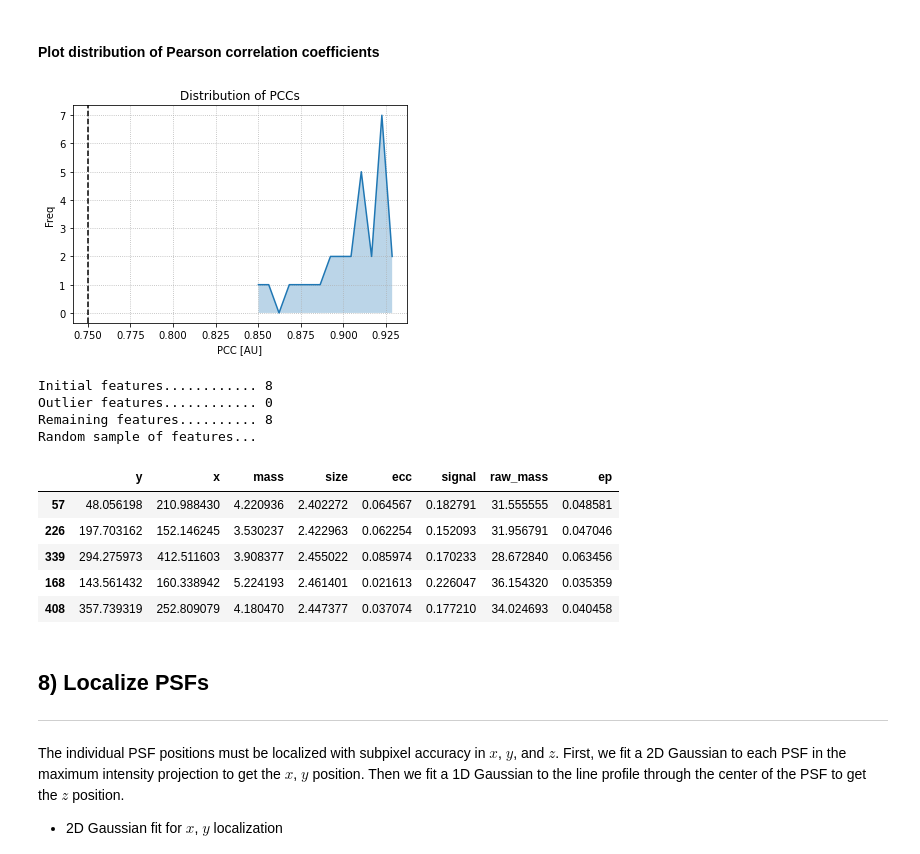
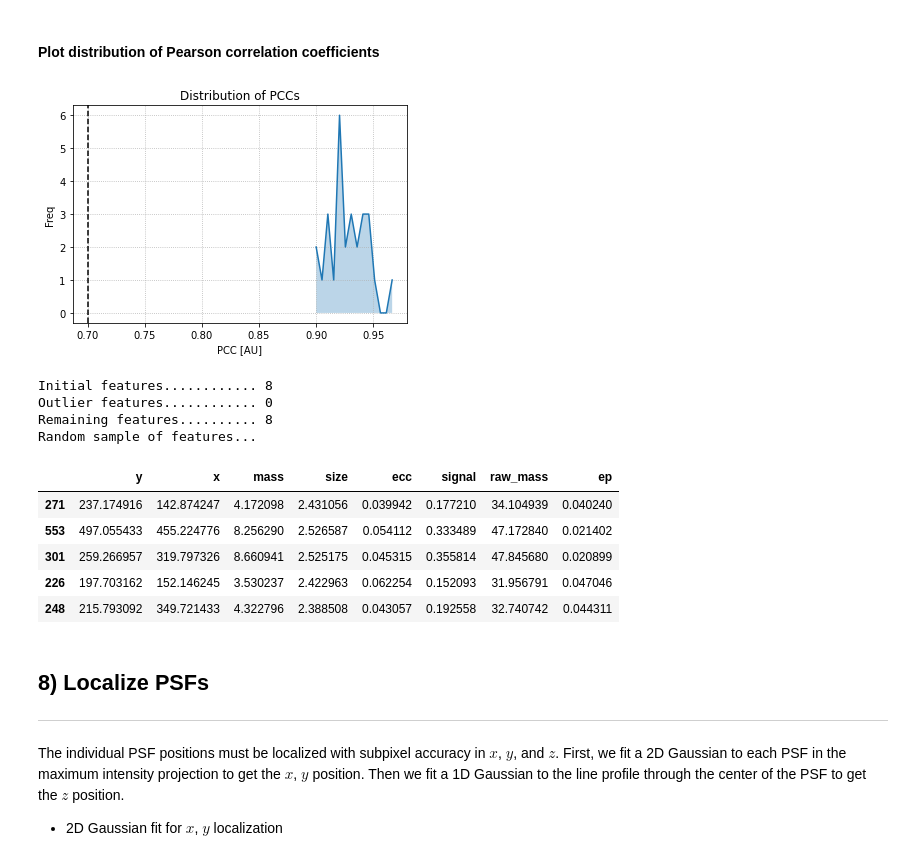
Before and after one commit to hoogenboom-group/PSF-Extractor, a Jupyter notebook: notebooks/walkthrough.ipynb, the cells around one changed output. Saved outputs shown, nothing was run; the diff lists cells and outputs as text; code cells hidden in the pictures.

```diff
--- a/notebooks/walkthrough.ipynb
+++ b/notebooks/walkthrough.ipynb
@@ -63,7 +63,7 @@ dx, dy, dz = np.ceil([dx, dy, dz]).astype(int) // 2 * 2 + 1
 # Set PSF window
 wx = int(np.round(4 * dx_nm/psx))  # px
 wy = int(np.round(4 * dy_nm/psx))  # px
-wz = int(np.round(12 * dx_nm/psz))  # px
+wz = int(np.round(10 * dx_nm/psz))  # px
 
 # Output
 out = f"""\
@@ -167,7 +167,7 @@ interactive(children=(FloatLogSlider(value=123.85256287008629, description='mass
 # %%
 # Set maximum mass
 max_mass = widget.widget.children[0].value
-# max_mass = 15
+max_mass = 50
 
 # Update feature set
 features_minmass = features_init.loc[(features_init['raw_mass'] > min_mass)]
@@ -253,9 +253,9 @@ All of the filtered PSFs must be extracted before they can be aligned and averag
 #### Define subvolume and extract PSFs
 # %%
 # Extract PSFs
-psfs = psfe.extract_psfs(stack,
-                         features=features_overlap,
-                         shape=(wz, wy, wx))
+psfs, features_extracted = psfe.extract_psfs(stack,
+                          features=features_overlap,
+                          shape=(wz, wy, wx))
 # %% [markdown]
 #### Plot the maximum intensity projection of each extracted PSF
 # %%
@@ -274,44 +274,44 @@ Why isn't once enough? Because it takes 2 PSFs to generate a wild PCC value. One
 How many times is frequently? A bit arbitrary, but 3× the average number of occurences seems to work empirically.
 # %%
 # Set minimum PCC threshold
-pcc_min = 0.75
+pcc_min = 0.7
 
 # Detect outlier PCCs
 outliers_, pccs = psfe.detect_outlier_psfs(psfs, pcc_min=pcc_min, return_pccs=True)
 
 # Stupid index trick thingy
-df = features_overlap.reset_index()
+df = features_extracted.reset_index()
 outliers = df[df.index.isin(outliers_)]['index'].values
 # %% [markdown]
 #### Plot distribution of Pearson correlation coefficients
 # %%
 psfe.plot_pcc_distribution(pccs, pcc_min=pcc_min, bins=pccs.size//2)
 # %% [output]
-[figure, old version]
+[figure, new version]
 # %%
 # Update feature set
-features_pearson = features_overlap.loc[~features_overlap.index.isin(outliers)]
+features_pearson = features_extracted.loc[~features_extracted.index.isin(outliers)]
 
 # Output
 out = f"""\
-Initial features............ {len(features_overlap):.0f}
+Initial features............ {len(features_extracted):.0f}
 Outlier features............ {outliers.size:.0f}
 Remaining features.......... {len(features_pearson):.0f}
 Random sample of features...
 """
 print(out)
 features_pearson.sample(min(5, len(features_pearson)))
 # %% [output]
 Initial features............ 8
 Outlier features............ 0
 Remaining features.......... 8
 Random sample of features...
 |  | y | x | mass | size | ecc | signal | raw_mass | ep |
-| 57 | 48.056198 | 210.988430 | 4.220936 | 2.402272 | 0.064567 | 0.182791 | 31.555555 | 0.048581 |
+| 271 | 237.174916 | 142.874247 | 4.172098 | 2.431056 | 0.039942 | 0.177210 | 34.104939 | 0.040240 |
+| 553 | 497.055433 | 455.224776 | 8.256290 | 2.526587 | 0.054112 | 0.333489 | 47.172840 | 0.021402 |
+| 301 | 259.266957 | 319.797326 | 8.660941 | 2.525175 | 0.045315 | 0.355814 | 47.845680 | 0.020899 |
 | 226 | 197.703162 | 152.146245 | 3.530237 | 2.422963 | 0.062254 | 0.152093 | 31.956791 | 0.047046 |
-| 339 | 294.275973 | 412.511603 | 3.908377 | 2.455022 | 0.085974 | 0.170233 | 28.672840 | 0.063456 |
-| 168 | 143.561432 | 160.338942 | 5.224193 | 2.461401 | 0.021613 | 0.226047 | 36.154320 | 0.035359 |
-| 408 | 357.739319 | 252.809079 | 4.180470 | 2.447377 | 0.037074 | 0.177210 | 34.024693 | 0.040458 |
+| 248 | 215.793092 | 349.721433 | 4.322796 | 2.388508 | 0.043057 | 0.192558 | 32.740742 | 0.044311 |
 # %% [markdown]
 ## 8) Localize PSFs
 ---
```
Also changed, not shown: parts of 10 cells of this notebook, 2 other files.
